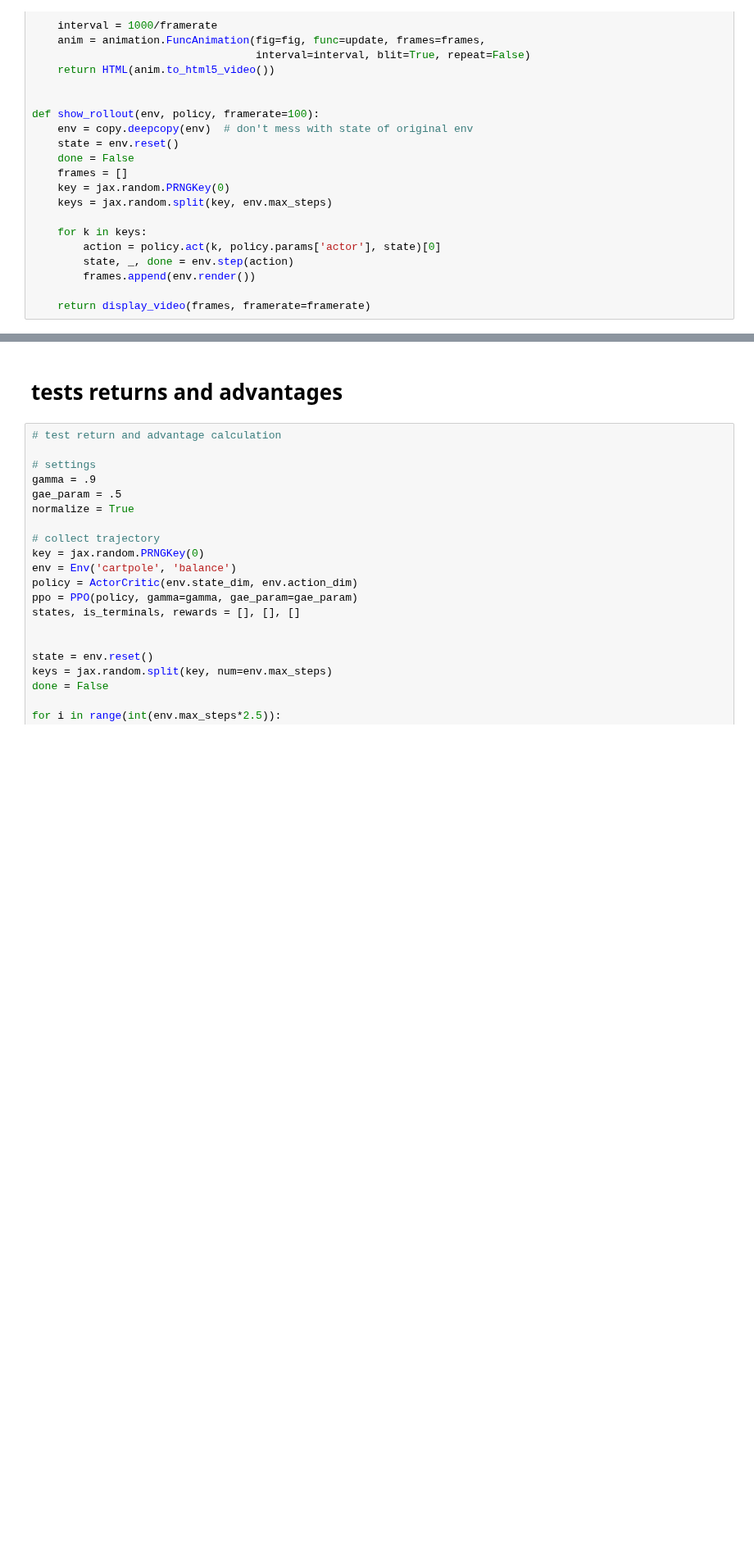
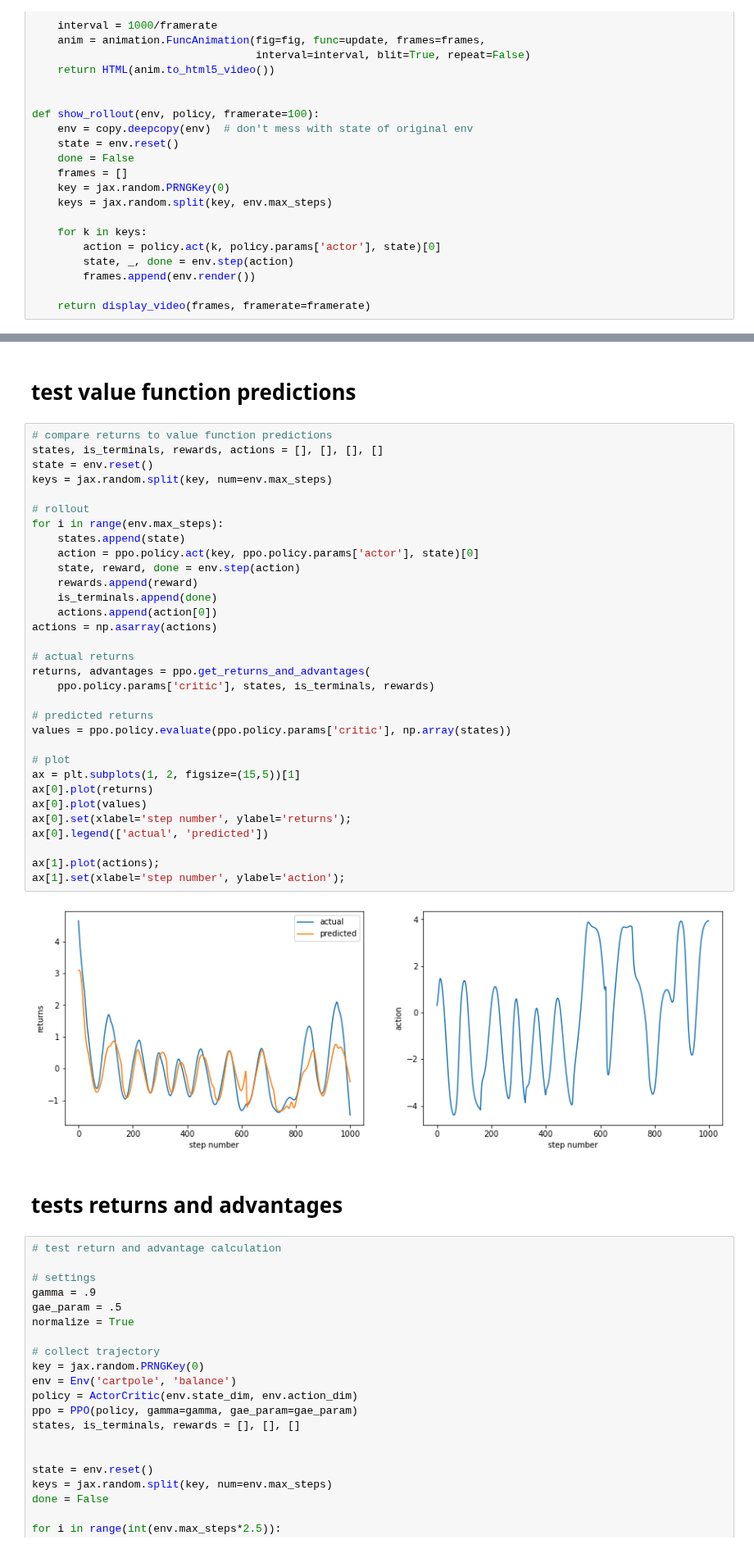
Before and after one commit to richard-warren/rl_sandbox, a Jupyter notebook: ppo_demo.ipynb, the cells around one changed output, grey strips where cells are left out. Shown at 82% size. Cells and saved outputs as stored; diff of their text form; blank space fills up the shorter version.

```diff
--- a/ppo_demo.ipynb
+++ b/ppo_demo.ipynb
@@ -355,3 +366,39 @@ show_rollout(env, ppo.policy)
+# %% [markdown]
+# test value function predictions
+# %%
+# compare returns to value function predictions
+states, is_terminals, rewards, actions = [], [], [], []
+state = env.reset()
+keys = jax.random.split(key, num=env.max_steps)
+
+# rollout
+for i in range(env.max_steps):
+    states.append(state)
+    action = ppo.policy.act(key, ppo.policy.params['actor'], state)[0]
+    state, reward, done = env.step(action)
+    rewards.append(reward)
+    is_terminals.append(done)
+    actions.append(action[0])
+actions = np.asarray(actions)
+
+# actual returns
+returns, advantages = ppo.get_returns_and_advantages(
+    ppo.policy.params['critic'], states, is_terminals, rewards)
+
+# predicted returns
+values = ppo.policy.evaluate(ppo.policy.params['critic'], np.array(states))
+
+# plot
+ax = plt.subplots(1, 2, figsize=(15,5))[1]
+ax[0].plot(returns)
+ax[0].plot(values)
+ax[0].set(xlabel='step number', ylabel='returns');
+ax[0].legend(['actual', 'predicted'])
+
+ax[1].plot(actions);
+ax[1].set(xlabel='step number', ylabel='action');
+# %% [output]
+[figure, added]
 # %% [markdown]
 # tests returns and advantages
 # %%
```
Also changed, not shown: parts of 5 cells of this notebook.
